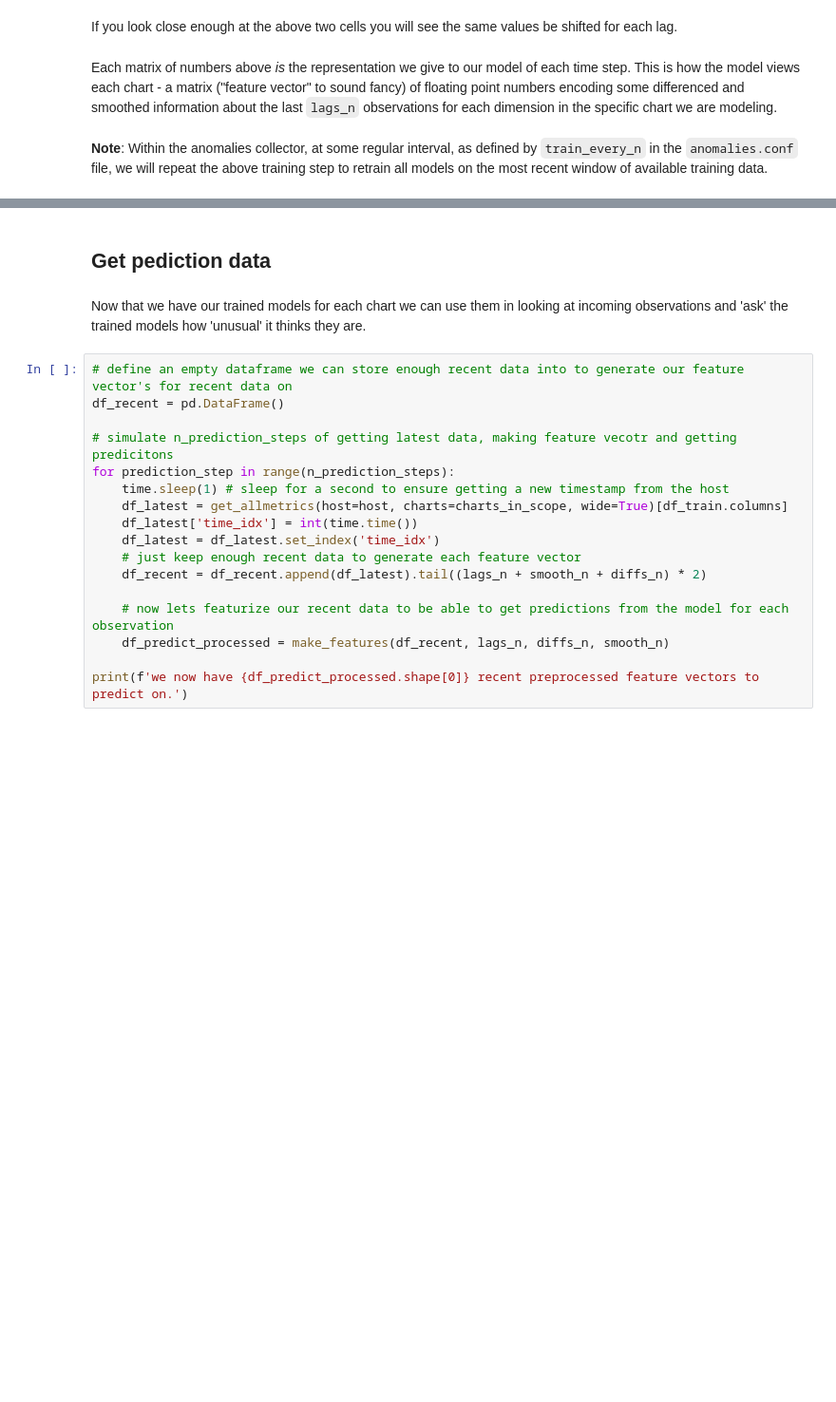
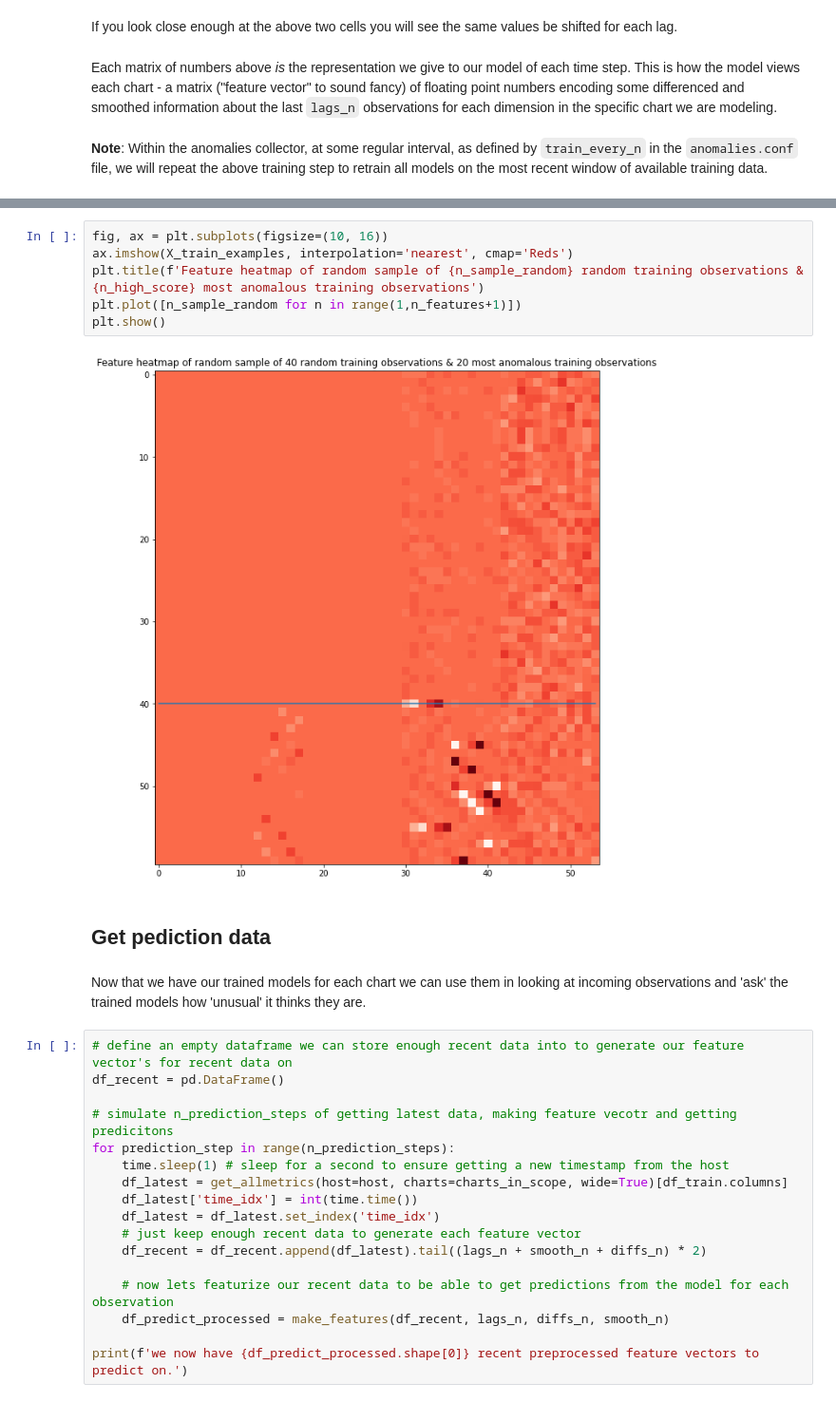
Before and after one commit to netdata/community, a Jupyter notebook: netdata-agent-api/netdata-pandas/anomalies_collector_deepdive.ipynb, the cells around one changed output, grey strips where cells are left out. Shown at 95% size. Cells and saved outputs as stored; diff of their text form; blank space fills up the shorter version.

```diff
--- a/netdata-agent-api/netdata-pandas/anomalies_collector_deepdive.ipynb
+++ b/netdata-agent-api/netdata-pandas/anomalies_collector_deepdive.ipynb
@@ -399,3 +467,11 @@ Each matrix of numbers above _is_ the representation we give to our model of eac
+# %%
+fig, ax = plt.subplots(figsize=(10, 16))
+ax.imshow(X_train_examples, interpolation='nearest', cmap='Reds')
+plt.title(f'Feature heatmap of random sample of {n_sample_random} random training observations & {n_high_score} most anomalous training observations')
+plt.plot([n_sample_random for n in range(1,n_features+1)])
+plt.show()
+# %% [output]
+[figure, added]
 # %% [markdown]
 ## Get pediction data
 # %% [markdown]
```
Also changed, not shown: parts of 33 cells of this notebook.
